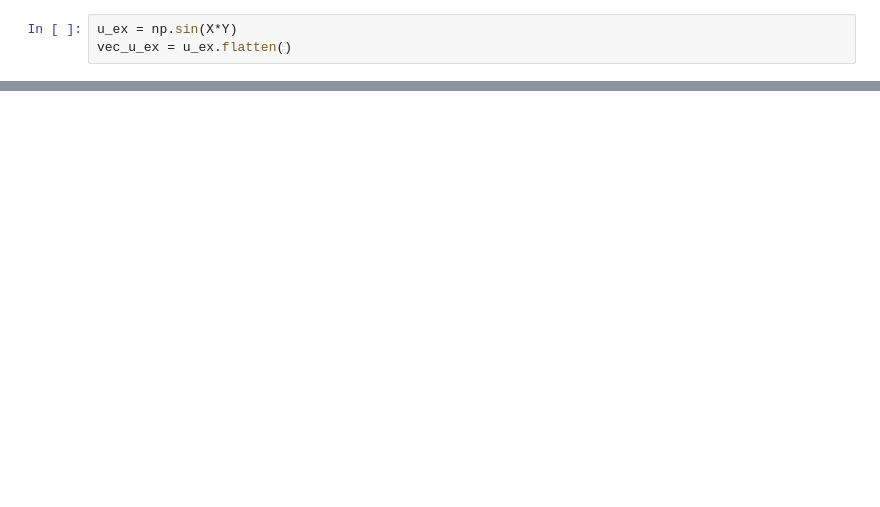
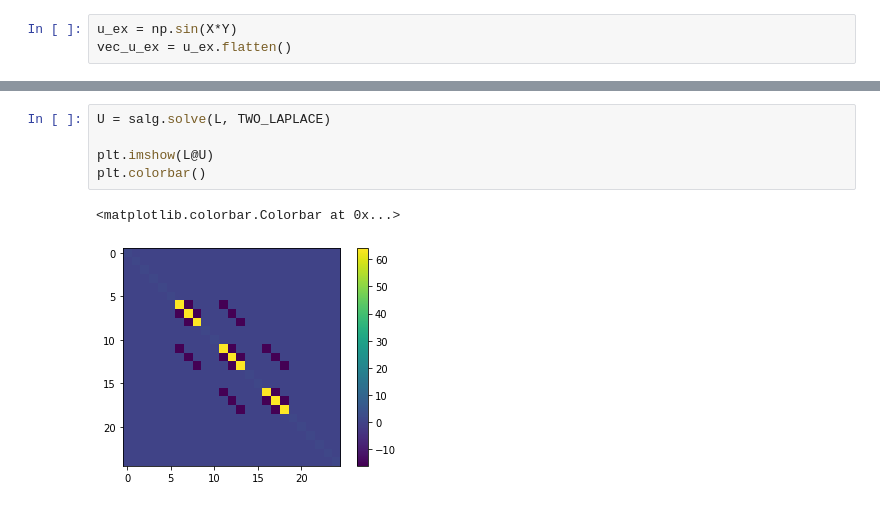
Before and after one commit to SangersJeroen/WI4201, a Jupyter notebook: tensor.ipynb, the cells around one changed output, grey strips where cells are left out. Drawn from its saved outputs; the diff is of its cells as text; blank space fills up the shorter version.

```diff
--- a/tensor.ipynb
+++ b/tensor.ipynb
@@ -212,0 +272,8 @@ print('relative error: {:.4f}\t [h**2]'.format(error/(h**2)))
+# %%
+U = salg.solve(L, TWO_LAPLACE)
+
+plt.imshow(L@U)
+plt.colorbar()
+# %% [output]
+<matplotlib.colorbar.Colorbar at 0x...>
+[figure, added]
```
Also changed, not shown: parts of 16 cells of this notebook.
